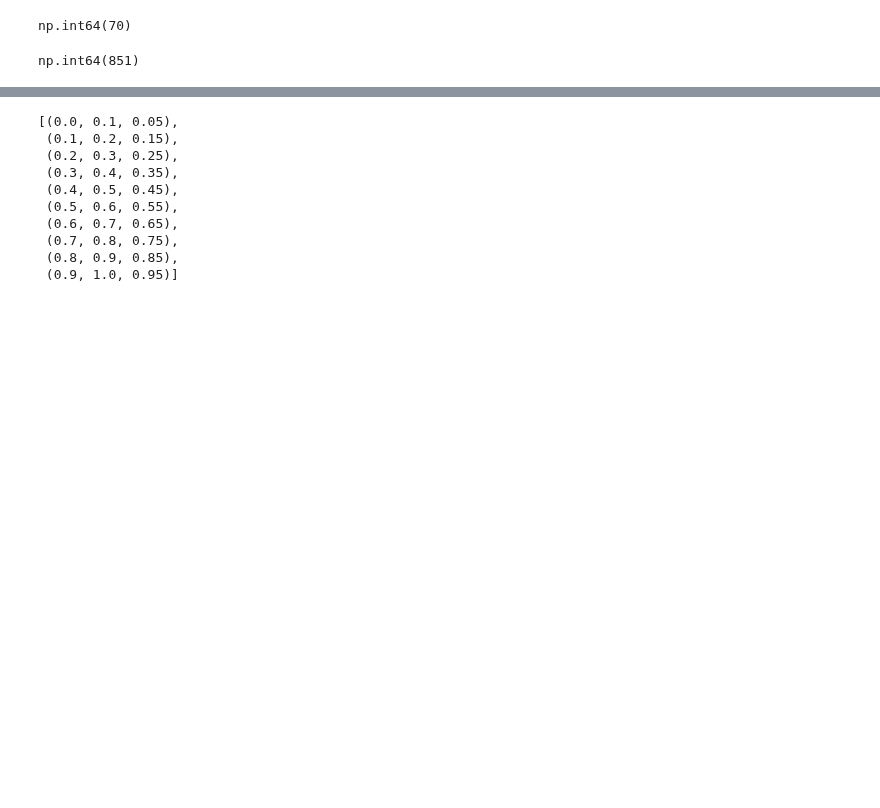
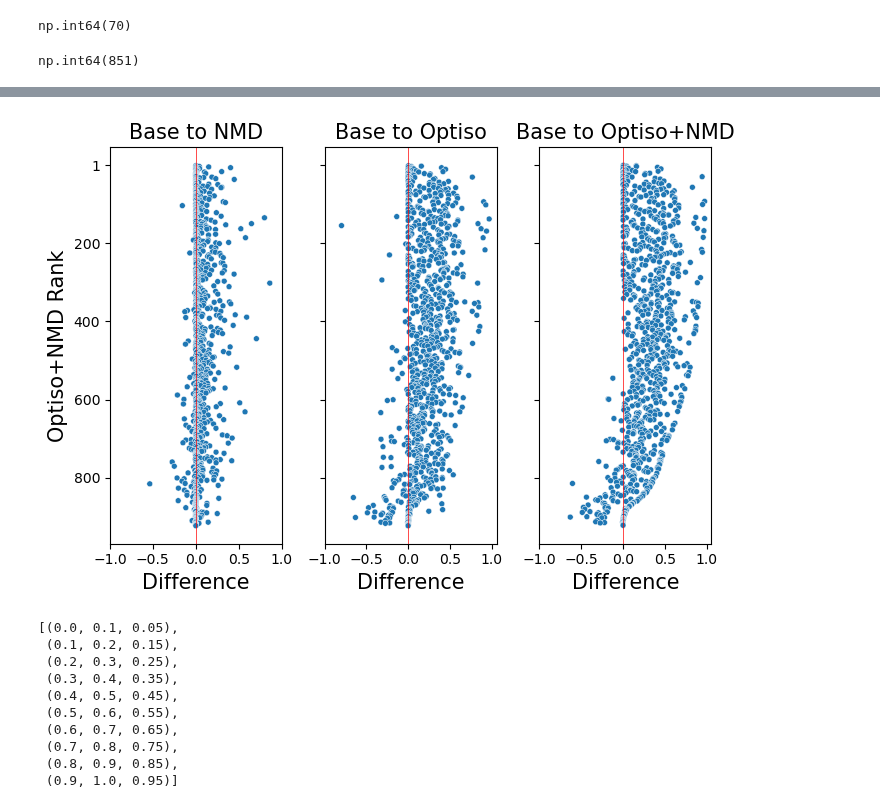
Before and after one commit to KorfLab/isoforms, a Jupyter notebook: APCanalysis/apc_paper.ipynb, the cells around one changed output, grey strips where cells are left out. Cells and saved outputs as stored; diff of their text form; code cells hidden in the pictures; blank space fills up the shorter version.

```diff
--- a/APCanalysis/apc_paper.ipynb
+++ b/APCanalysis/apc_paper.ipynb
@@ -308,0 +328,5 @@ base2optnmd
+# %%
+base2opt = dd_sort1[['gene_id', 'optiso_nmd', 'base_to_opt']].copy()
+base2opt_rank_sim = base2opt.sort_values(by='optiso_nmd', ascending=False)
+base2opt_rank_sim['rank'] = range(1, len(base2opt_rank_sim)+1)
+base2opt_rank_sim
@@ -380,3 +390,65 @@ Text(0.5, 0, 'Difference')
+# %%
+fig, axes = plt.subplots(1, 3, figsize=(7, 5), sharey=True)
+
+# base to nmd
+sns.scatterplot(
+    data=base2nmd_rank_sim,
+    y='rank',
+    x='base_to_nmd',
+    size=50,
+    legend=False,
+    ax=axes[0]
+)
+
+axes[0].axvline(x=0, color='red', linewidth=0.5)
+axes[0].set_title('Base to NMD', fontsize=15)
+axes[0].set_ylabel('Optiso+NMD Rank', fontsize=15)
+axes[0].set_xlabel('Difference', fontsize=15)
+
+# base to optiso
+sns.scatterplot(
+    data=base2opt_rank_sim,
+    y='rank',
+    x='base_to_opt',
+    size=50,
+    legend=False,
+    ax=axes[1]
+)
+
+axes[1].axvline(x=0, color='red', linewidth=0.5)
+axes[1].set_title('Base to Optiso', fontsize=15)
+axes[1].set_ylabel('')
+axes[1].set_xlabel('Difference', fontsize=15)
+
+# base to optiso+nmd
+sns.scatterplot(
+    data=base2optnmd_rank_sim,
+    y='rank',
+    x='base_to_opt_nmd',
+    size=50,
+    legend=False,
+    ax=axes[2]
+)
+
+axes[2].axvline(x=0, color='red', linewidth=0.5)
+axes[2].set_title('Base to Optiso+NMD', fontsize=15)
+axes[2].set_ylabel('')
+axes[2].set_xlabel('Difference', fontsize=15)
+
+# apply to all plots
+axes[0].invert_yaxis()
+yticks = [0, 199, 399, 599, 799]
+axes[0].set_yticks(yticks)
+axes[0].set_yticklabels(['1', '200', '400', '600', '800'])
+
+for ax in axes:
+    ax.set_xticks([-1.0, -0.5, 0.0, 0.5, 1.0])
+
+plt.tight_layout()
+
+plt.savefig('apc_figures/apc_type_differences.png', format='png')
+# %% [output]
+[figure, added]
 # %%
 dd_sort1.to_csv('dd_sort1.csv', index=False)
 # %%
```
Also changed, not shown: parts of 37 cells of this notebook, 1 other file.
